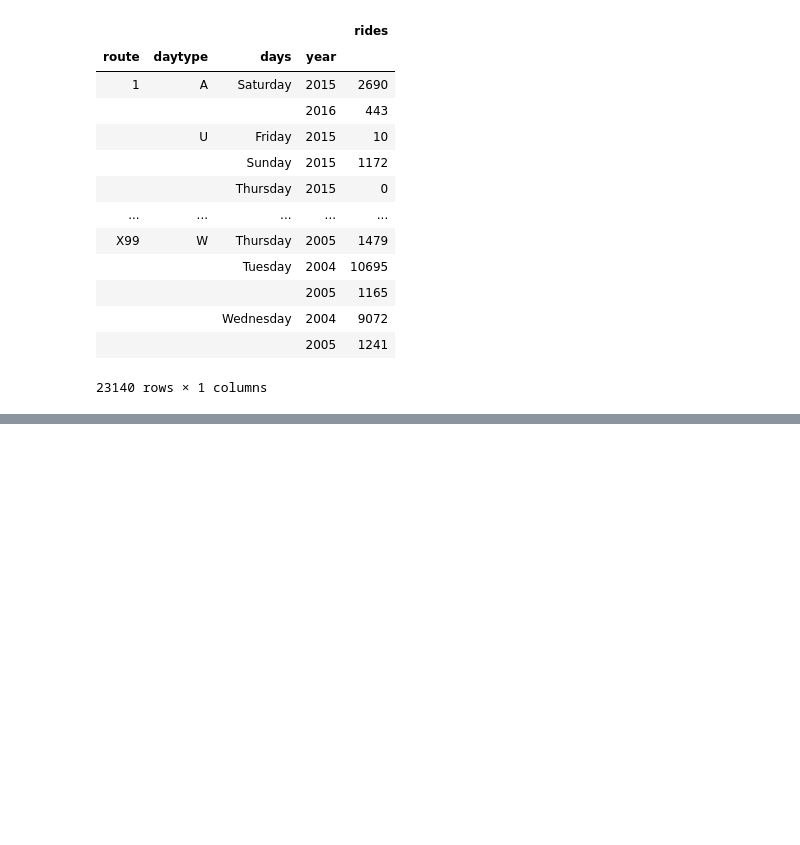
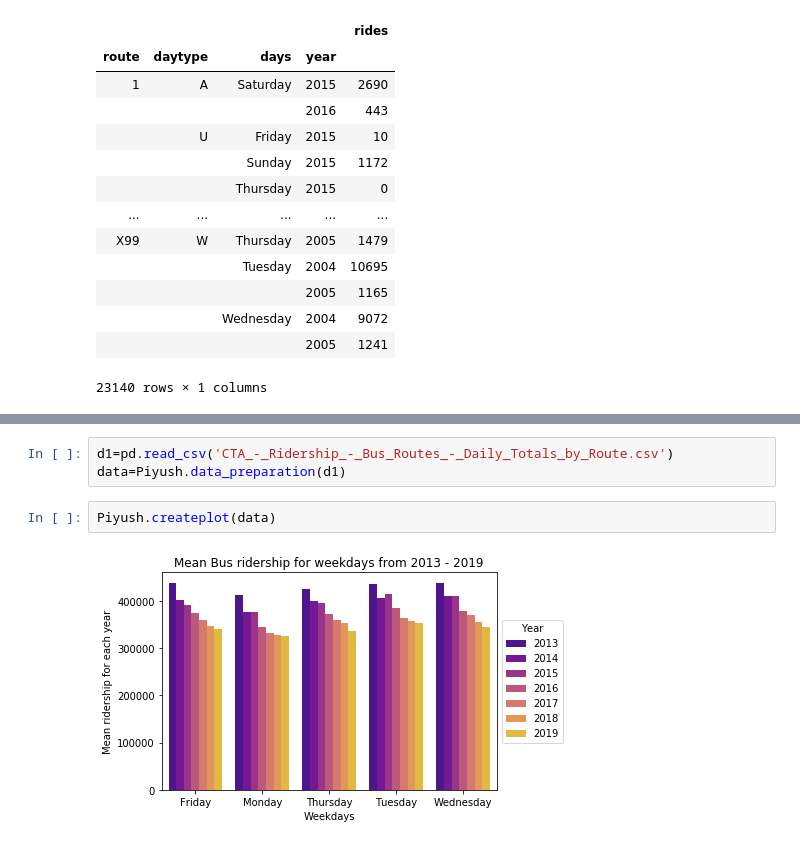
Before and after one commit to uic-cs418/python_demons, a Jupyter notebook: Piyush.ipynb, the cells around one changed output, grey strips where cells are left out. Saved outputs shown, nothing was run; the diff lists cells and outputs as text; blank space fills up the shorter version.

```diff
--- a/Piyush.ipynb
+++ b/Piyush.ipynb
@@ -336,0 +181,7 @@ notweek
+# %%
+d1=pd.read_csv('CTA_-_Ridership_-_Bus_Routes_-_Daily_Totals_by_Route.csv')
+data=Piyush.data_preparation(d1)
+# %%
+Piyush.createplot(data)
+# %% [output]
+[figure, added]
```
Also changed, not shown: parts of 7 cells of this notebook, 1 other file.
